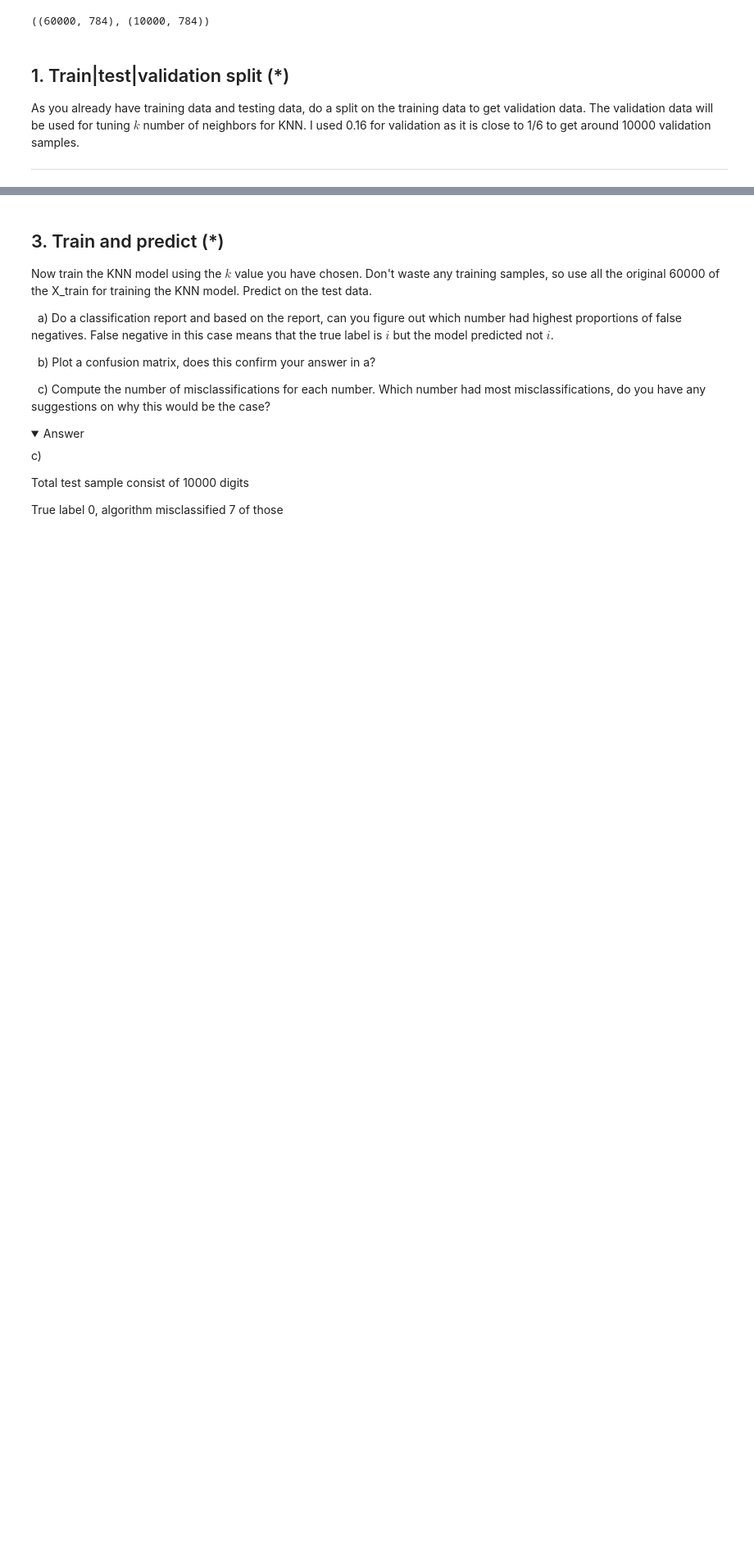
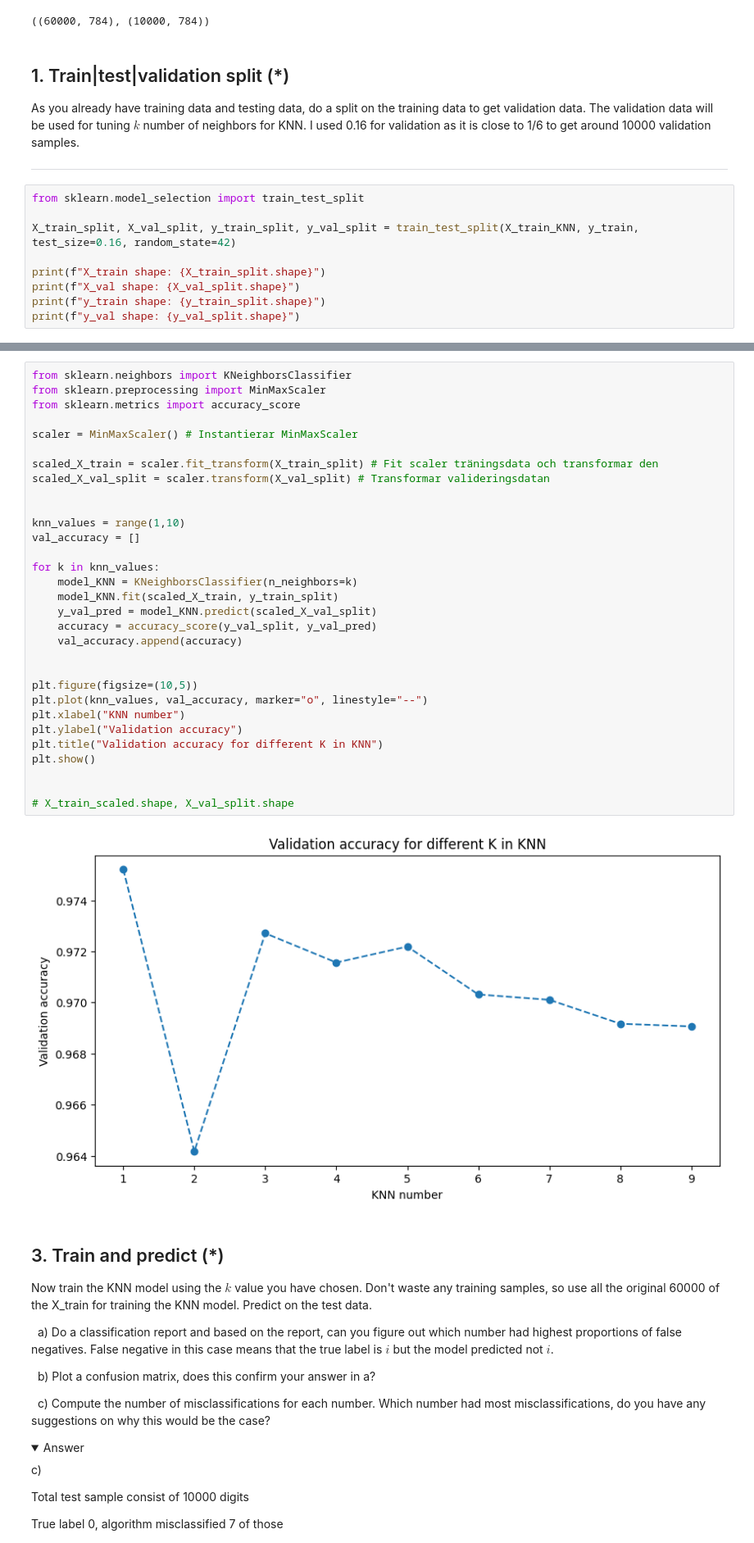
Before and after one commit to tobias-oberg/ML-Tobias-Oberg-AI24, a Jupyter notebook: Exercises/E04_KNN.ipynb, the cells around one changed output, grey strips where cells are left out. Shown at 82% size. Drawn from its saved outputs; the diff is of its cells as text; folded sections open; blank space fills up the shorter version.

```diff
--- a/Exercises/E04_KNN.ipynb
+++ b/Exercises/E04_KNN.ipynb
@@ -107,3 +107,12 @@ y_test shape: (10000,)
 As you already have training data and testing data, do a split on the training data to get validation data. The validation data will be used for tuning $k$ number of neighbors for KNN. I used 0.16 for validation as it is close to 1/6 to get around 10000 validation samples.
 
 ---
+# %%
+from sklearn.model_selection import train_test_split
+
+X_train_split, X_val_split, y_train_split, y_val_split = train_test_split(X_train_KNN, y_train, test_size=0.16, random_state=42)
+
+print(f"X_train shape: {X_train_split.shape}")
+print(f"X_val shape: {X_val_split.shape}")
+print(f"y_train shape: {y_train_split.shape}")
+print(f"y_val shape: {y_val_split.shape}")
@@ -121,6 +136,39 @@ Train the models for a set of $k$-values using the training data and make predic
 </details>
 
 ---
+# %%
+from sklearn.neighbors import KNeighborsClassifier
+from sklearn.preprocessing import MinMaxScaler
+from sklearn.metrics import accuracy_score
+
+scaler = MinMaxScaler() # Instantierar MinMaxScaler
+
+scaled_X_train = scaler.fit_transform(X_train_split) # Fit scaler träningsdata och transformar den
+scaled_X_val_split = scaler.transform(X_val_split) # Transformar valideringsdatan
+
+
+knn_values = range(1,10)
+val_accuracy = []
+
+for k in knn_values:
+    model_KNN = KNeighborsClassifier(n_neighbors=k)
+    model_KNN.fit(scaled_X_train, y_train_split)
+    y_val_pred = model_KNN.predict(scaled_X_val_split)
+    accuracy = accuracy_score(y_val_split, y_val_pred)
+    val_accuracy.append(accuracy)
+
+
+plt.figure(figsize=(10,5))
+plt.plot(knn_values, val_accuracy, marker="o", linestyle="--")
+plt.xlabel("KNN number")
+plt.ylabel("Validation accuracy")
+plt.title("Validation accuracy for different K in KNN")
+plt.show()
+
+
+# X_train_scaled.shape, X_val_split.shape
+# %% [output]
+[figure, added]
 # %% [markdown]
 ## 3. Train and predict (*)
 
```
Also changed, not shown: parts of 4 cells of this notebook, 1 other file.
